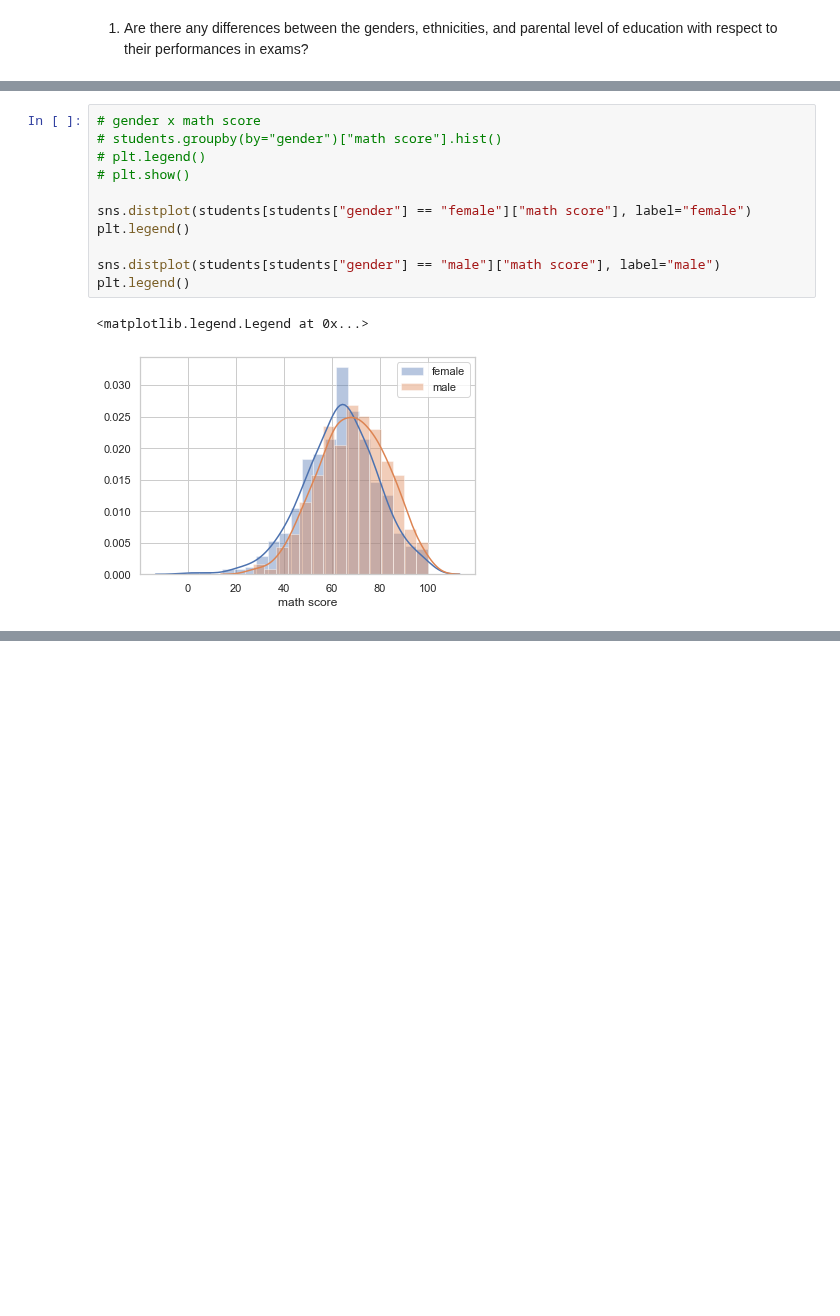
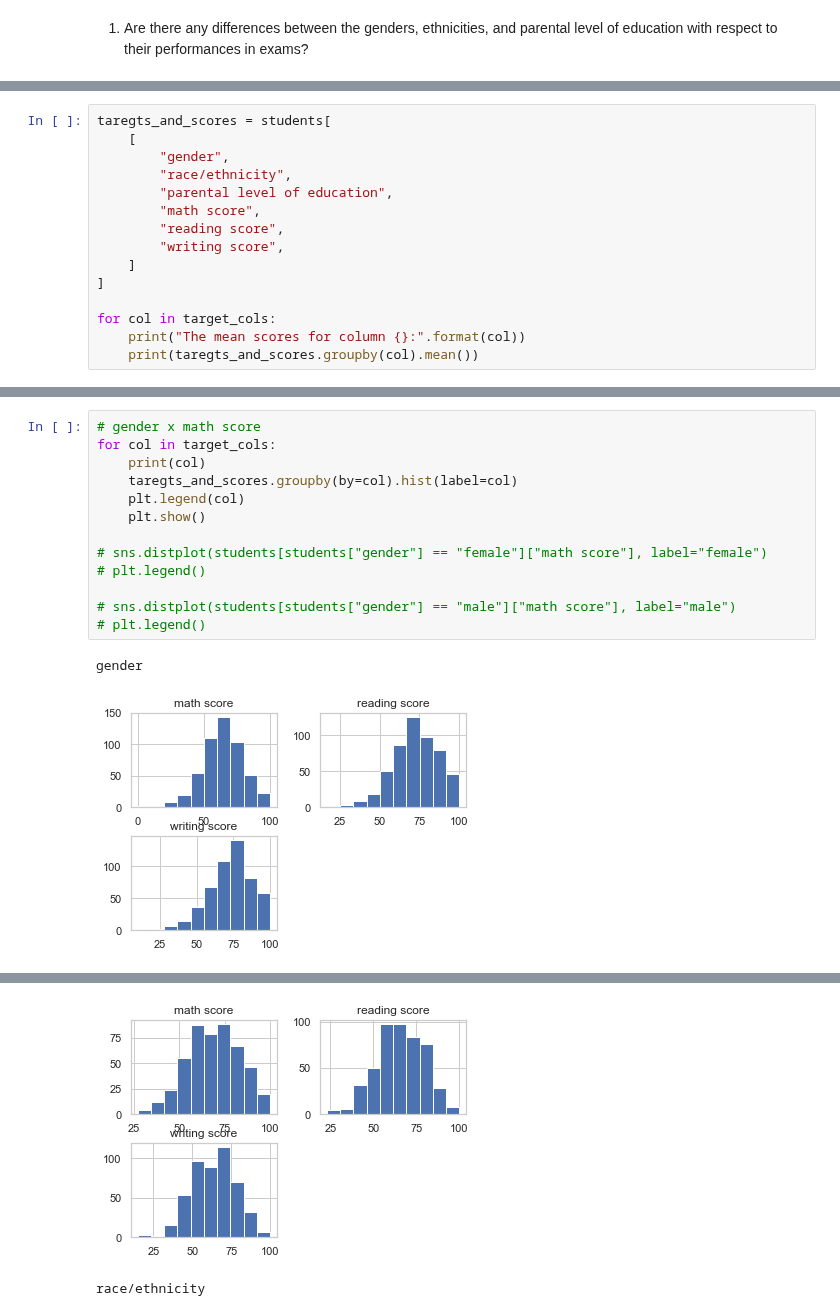
Before and after one commit to DJGump/module-work-DSI06, a Jupyter notebook: week6-dgump/Assignments/14_6_assignment_dgump_DSI06.ipynb, the cells around one changed output, grey strips where cells are left out. Cells and saved outputs as stored; diff of their text form; blank space fills up the shorter version.

```diff
--- a/week6-dgump/Assignments/14_6_assignment_dgump_DSI06.ipynb
+++ b/week6-dgump/Assignments/14_6_assignment_dgump_DSI06.ipynb
@@ -92,0 +87,15 @@ Name: parental level of education, dtype: int64
+# %%
+taregts_and_scores = students[
+    [
+        "gender",
+        "race/ethnicity",
+        "parental level of education",
+        "math score",
+        "reading score",
+        "writing score",
+    ]
+]
+
+for col in target_cols:
+    print("The mean scores for column {}:".format(col))
+    print(taregts_and_scores.groupby(col).mean())
@@ -93,14 +121,16 @@ Name: parental level of education, dtype: int64
 # %%
 # gender x math score
-# students.groupby(by="gender")["math score"].hist()
+for col in target_cols:
+    print(col)
+    taregts_and_scores.groupby(by=col).hist(label=col)
+    plt.legend(col)
+    plt.show()
+
+# sns.distplot(students[students["gender"] == "female"]["math score"], label="female")
 # plt.legend()
-# plt.show()
 
-sns.distplot(students[students["gender"] == "female"]["math score"], label="female")
-plt.legend()
-
-sns.distplot(students[students["gender"] == "male"]["math score"], label="male")
-plt.legend()
+# sns.distplot(students[students["gender"] == "male"]["math score"], label="male")
+# plt.legend()
 # %% [output]
-<matplotlib.legend.Legend at 0x...>
+gender
-[figure, old version]
+[figure, new version]
@@ -109,0 +137,2 @@ plt.legend()
+[figure, added]
+race/ethnicity
```
Also changed, not shown: parts of 15 cells of this notebook.
